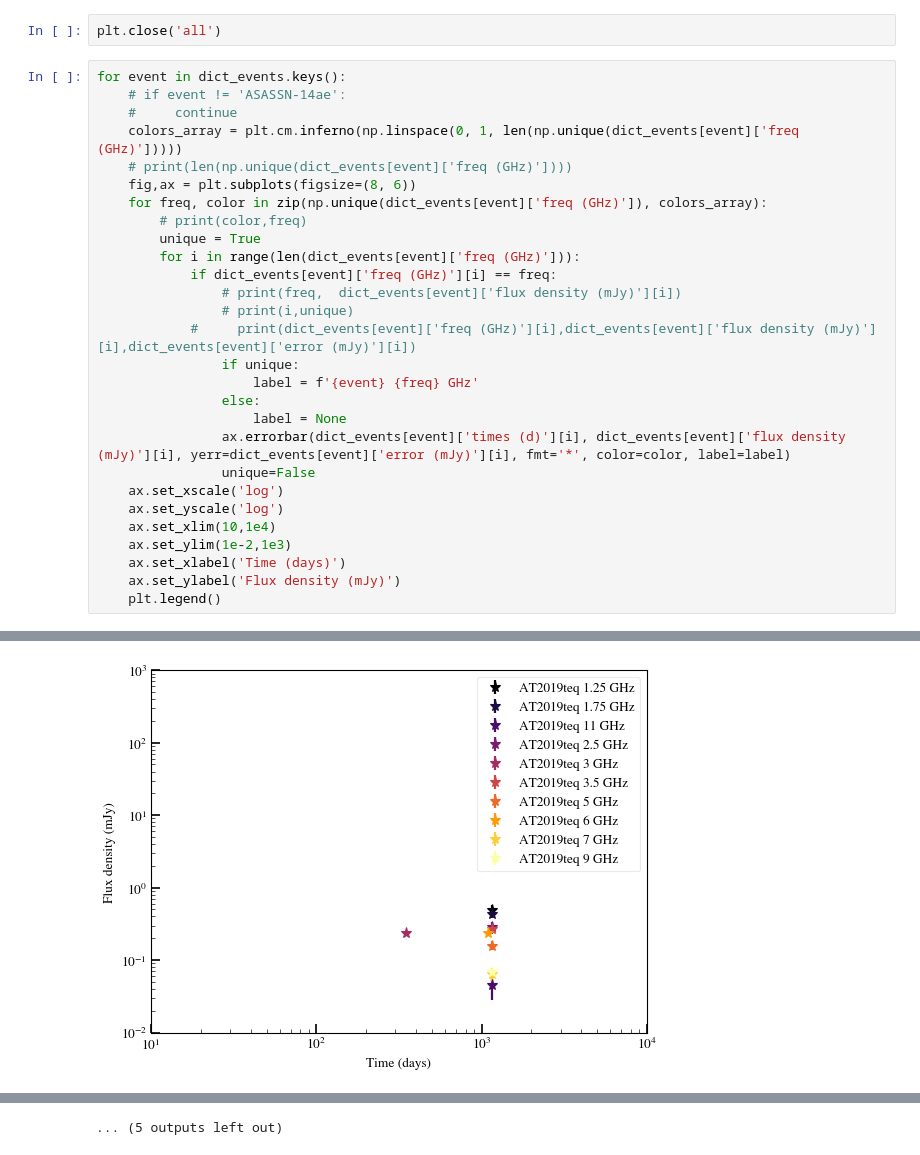
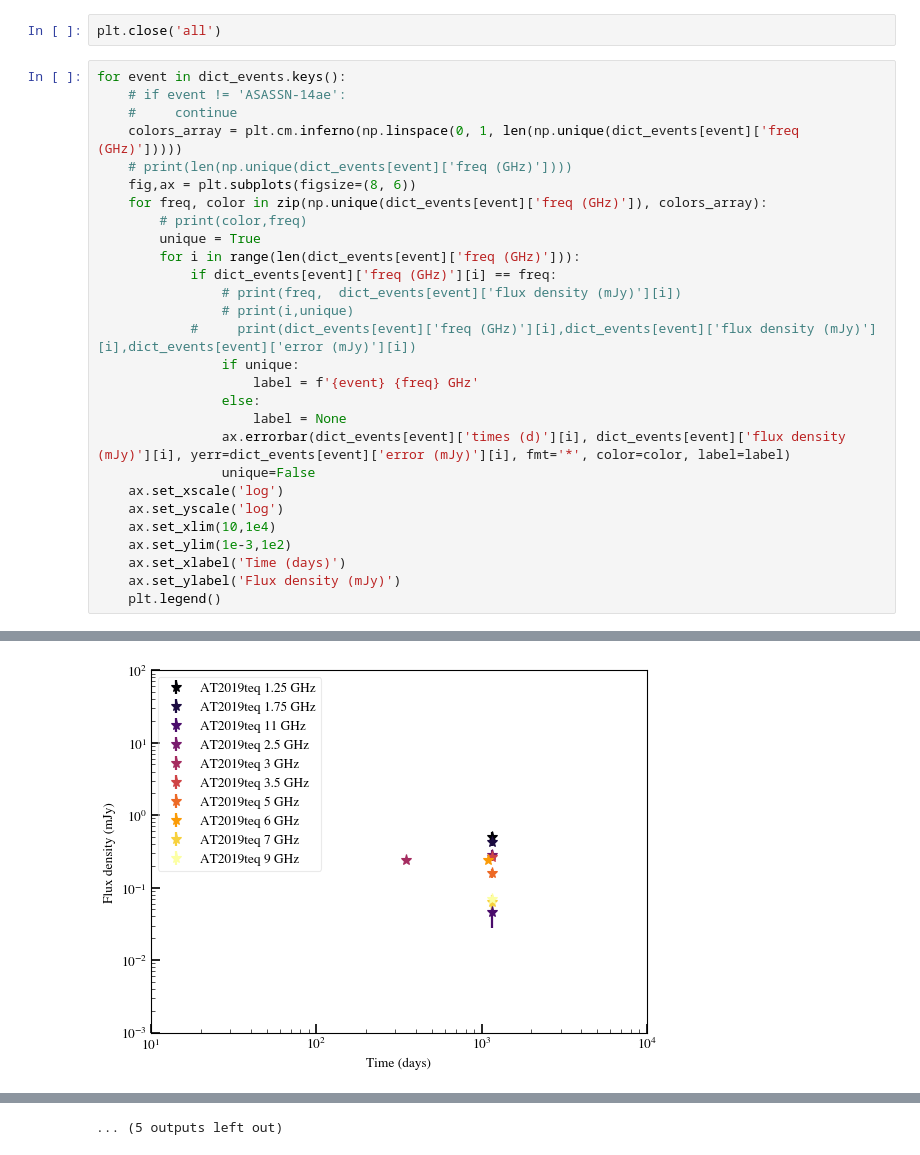
Before and after one commit to samanthacwu/Radio_Forward_Modeling, a Jupyter notebook: compare_to_data.ipynb, the cells around one changed output, grey strips where cells are left out. Saved outputs shown, nothing was run; the diff lists cells and outputs as text.

```diff
--- a/compare_to_data.ipynb
+++ b/compare_to_data.ipynb
@@ -102,7 +102,7 @@ for event in dict_events.keys():
     ax.set_xscale('log')
     ax.set_yscale('log')
     ax.set_xlim(10,1e4)
-    ax.set_ylim(1e-2,1e3)
+    ax.set_ylim(1e-3,1e2)
     ax.set_xlabel('Time (days)')
     ax.set_ylabel('Flux density (mJy)')
     plt.legend()
@@ -120 +120 @@ for event in dict_events.keys():
-[figure, old version]
+[figure, new version]
```
Also changed, not shown: parts of 4 cells of this notebook, 34 other files.
